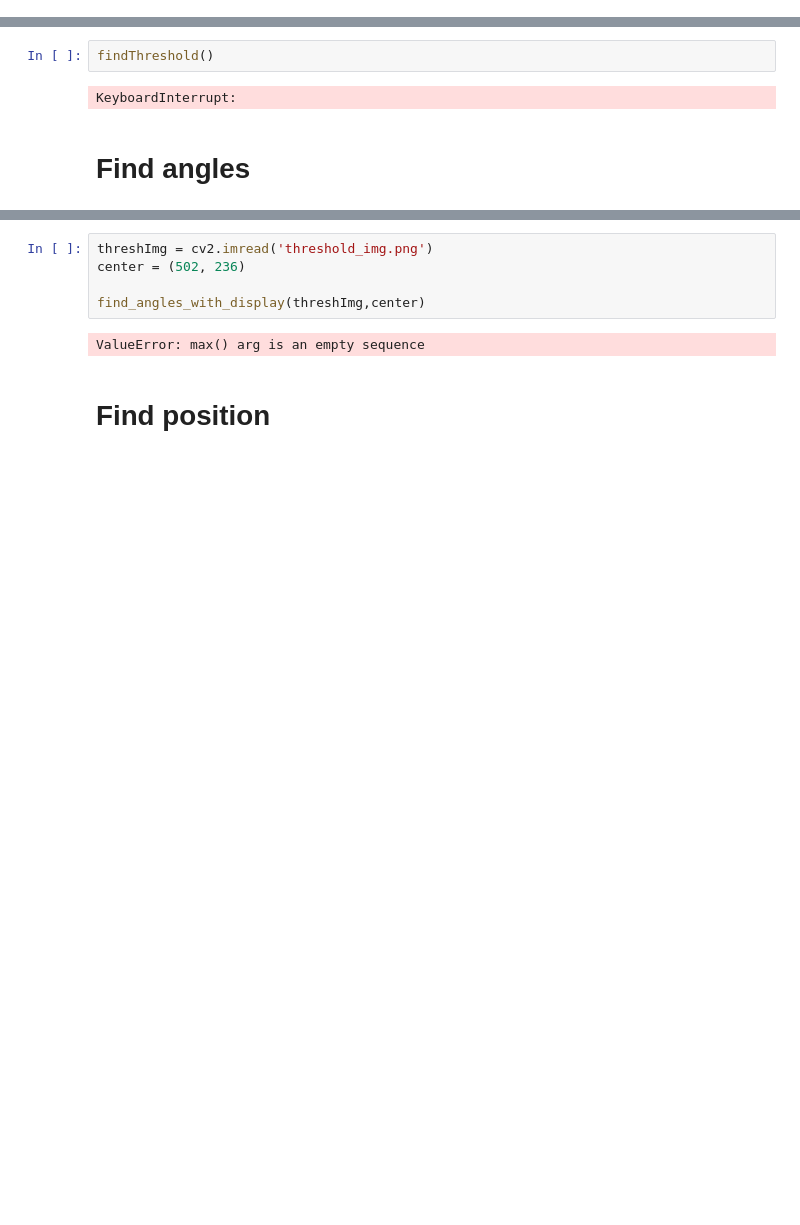
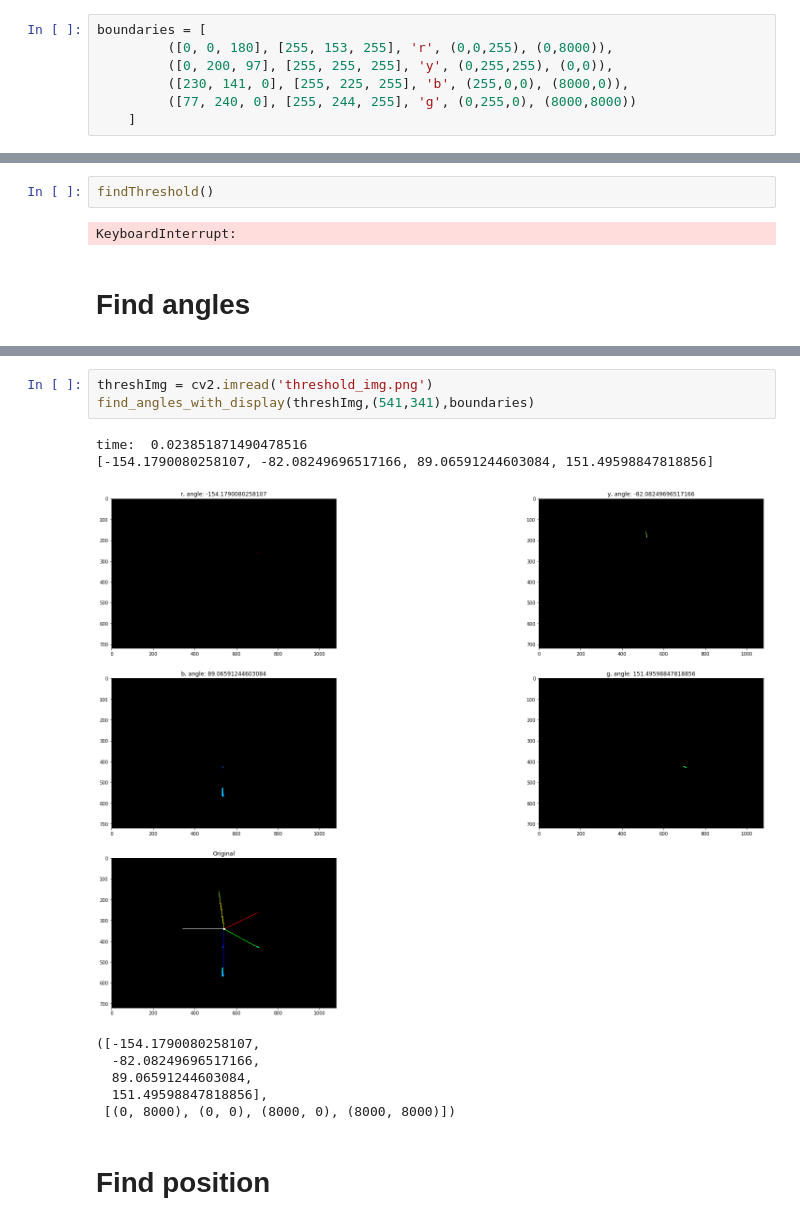
Before and after one commit to Apiquet/Visual_recognition, a Jupyter notebook: images/beacon/Beacon_new_version.ipynb, the cells around one changed output, grey strips where cells are left out. Saved outputs shown, nothing was run; the diff lists cells and outputs as text; blank space fills up the shorter version.

```diff
--- a/images/beacon/Beacon_new_version.ipynb
+++ b/images/beacon/Beacon_new_version.ipynb
@@ -30,0 +42,7 @@ done
+# %%
+boundaries = [
+         ([0, 0, 180], [255, 153, 255], 'r', (0,0,255), (0,8000)),
+         ([0, 200, 97], [255, 255, 255], 'y', (0,255,255), (0,0)),
+         ([230, 141, 0], [255, 225, 255], 'b', (255,0,0), (8000,0)),
+         ([77, 240, 0], [255, 244, 255], 'g', (0,255,0), (8000,8000))
+    ]
@@ -39,10 +68,15 @@ KeyboardInterrupt:
 # %%
 threshImg = cv2.imread('threshold_img.png')
-center = (502, 236)
-
-find_angles_with_display(threshImg,center)
+find_angles_with_display(threshImg,(541,341),boundaries)
 # %% [output]
-ValueError: max() arg is an empty sequence
+time:  0.023851871490478516
+[-154.1790080258107, -82.08249696517166, 89.06591244603084, 151.49598847818856]
+[figure, added]
+([-154.1790080258107,
+  -82.08249696517166,
+  89.06591244603084,
+  151.49598847818856],
+ [(0, 8000), (0, 0), (8000, 0), (8000, 8000)])
 # %% [markdown]
 # Find position
 # %%
```
Also changed, not shown: parts of 19 cells of this notebook, 1 other file.
